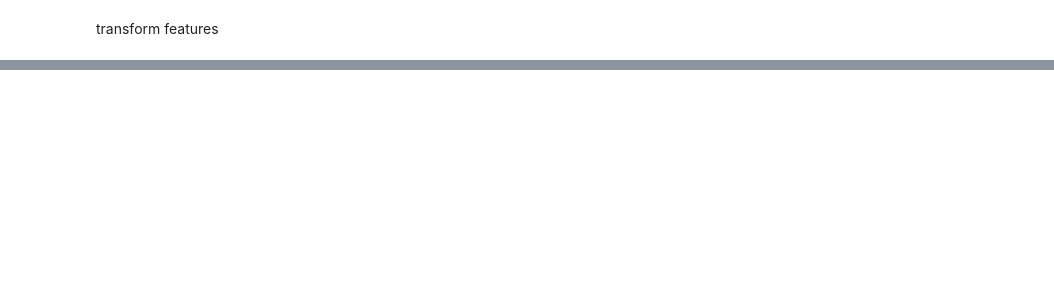
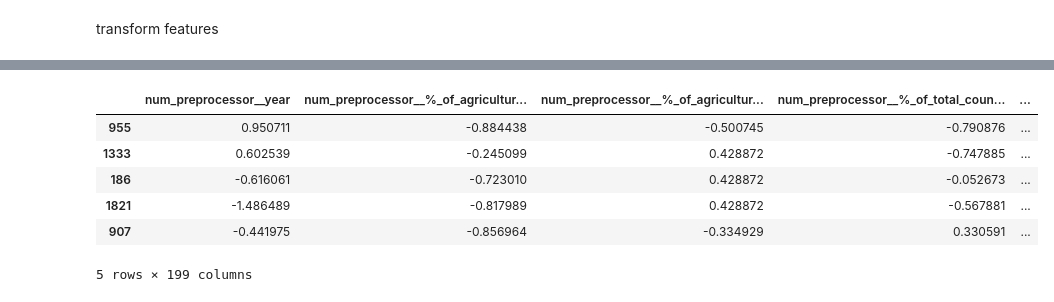
Before and after one commit to giumr06/Final_Project_Water_Management, a Jupyter notebook: convert_table.ipynb, the cells around one changed output, grey strips where cells are left out. Saved outputs shown, nothing was run; the diff lists cells and outputs as text; code cells hidden in the pictures; blank space fills up the shorter version.

Commit message:
pipeline+ohe

```diff
--- a/convert_table.ipynb
+++ b/convert_table.ipynb
@@ -902,0 +951,4 @@ transformation_dict = { "log": ["agricultural_water_withdrawal","agricultural_wa
+# %%
+scaled_cols = X_train.columns.to_list()
+scaled_cols.remove('country')
+hot_cols = ['country']
@@ -902,0 +958,24 @@ transformation_dict = { "log": ["agricultural_water_withdrawal","agricultural_wa
+# %%
+num_pipeline = Pipeline([
+    ('scaling',StandardScaler())
+])
+
+cat_pipeline = Pipeline([
+    ('ohe',OneHotEncoder(drop='first',sparse=False)
+    )])
+# %%
+preprocessor = ColumnTransformer([
+    ('num_preprocessor',num_pipeline,scaled_cols),
+    ('cat_preprocessor',cat_pipeline,hot_cols),
+])
+# %%
+X_train_pre = preprocessor.fit_transform(X_train)
+X_train_pre.head()
+# %% [output]
+|  | num_preprocessor__year | num_preprocessor__%_of_agricultur... | num_preprocessor__%_of_agricultur... | num_preprocessor__%_of_total_coun... | ... |
+| 955 | 0.950711 | -0.884438 | -0.500745 | -0.790876 | ... |
+| 1333 | 0.602539 | -0.245099 | 0.428872 | -0.747885 | ... |
+| 186 | -0.616061 | -0.723010 | 0.428872 | -0.052673 | ... |
+| 1821 | -1.486489 | -0.817989 | 0.428872 | -0.567881 | ... |
+| 907 | -0.441975 | -0.856964 | -0.334929 | 0.330591 | ... |
+5 rows × 199 columns
```
Also changed, not shown: parts of 24 cells of this notebook.
